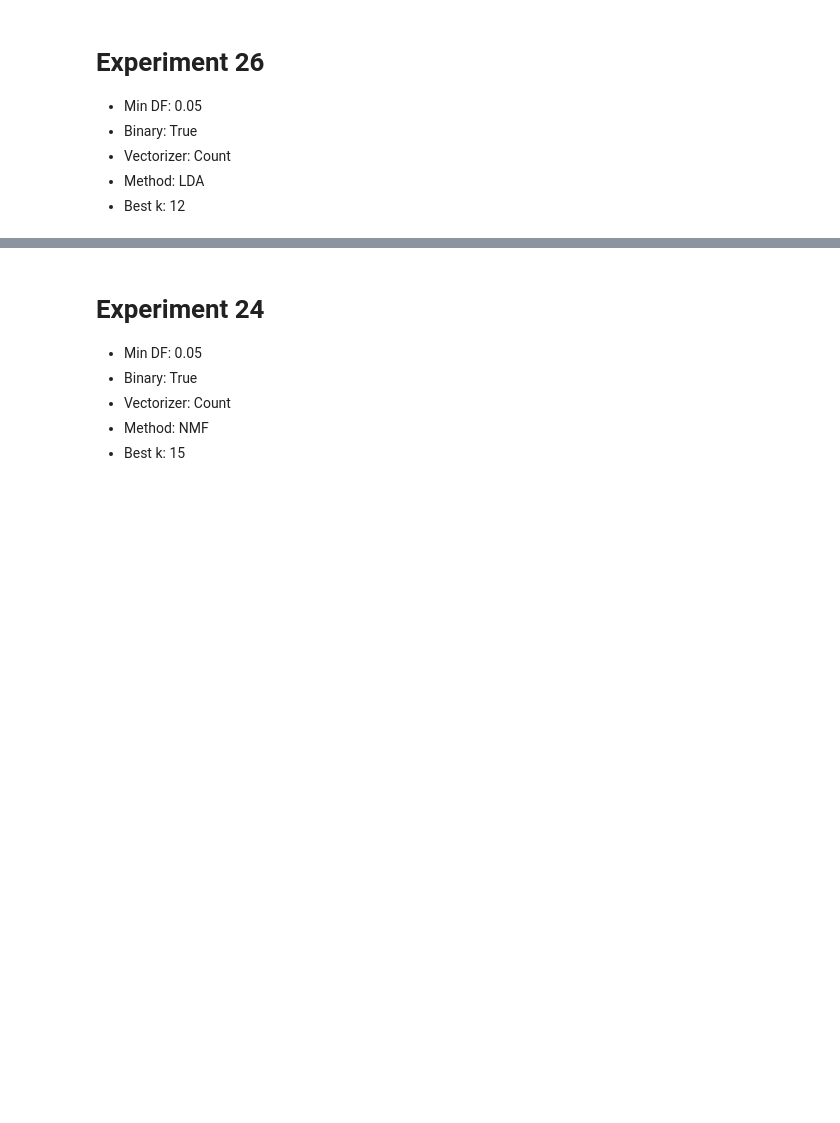
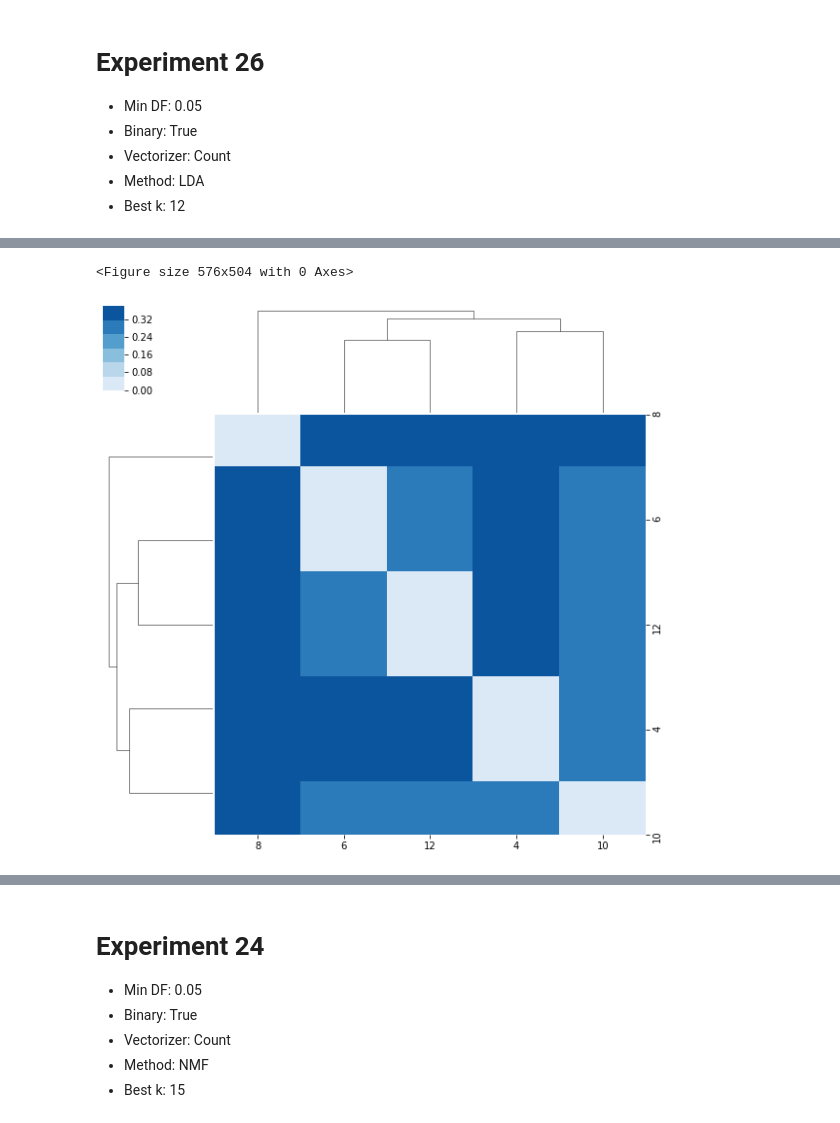
Before and after one commit to MachineTeachingEdu/machine-teaching, a Jupyter notebook: machineteaching/Analyzing BEST solutions 2019_01_01.ipynb, the cells around one changed output, grey strips where cells are left out. Cells and saved outputs as stored; diff of their text form; code cells hidden in the pictures; blank space fills up the shorter version.

```diff
--- a/machineteaching/Analyzing BEST solutions 2019_01_01.ipynb
+++ b/machineteaching/Analyzing BEST solutions 2019_01_01.ipynb
@@ -535,0 +694,5 @@ panel
+# %%
+df = pd.DataFrame(dist_matrix, columns=range(1,13))
+df = df.set_index([pd.Index(range(1,13))])
+df_filter = df.loc[[4,6,8,10,12]][[4,6,8,10,12]]
+df_filter
@@ -535,0 +706,15 @@ panel
+# %%
+cmap = (sns.color_palette("Blues"))
+plt.figure(figsize=(8,7))
+g = sns.clustermap(df_filter,
+#                    robust=True,
+                   cmap=cmap,
+                    )
+# plt.xticks(np.arange(0.5, 13, 1), np.arange(1, 13))
+# plt.yticks(np.arange(0.5, 13, 1), np.arange(1, 13))
+plt.savefig("data/tese/topic_distances.eps",format='eps')
+plt.savefig("data/tese/topic_distances.png", format='png')
+plt.show()
+# %% [output]
+<Figure size 576x504 with 0 Axes>
+[figure, added]
```
Also changed, not shown: parts of 5 cells of this notebook.
